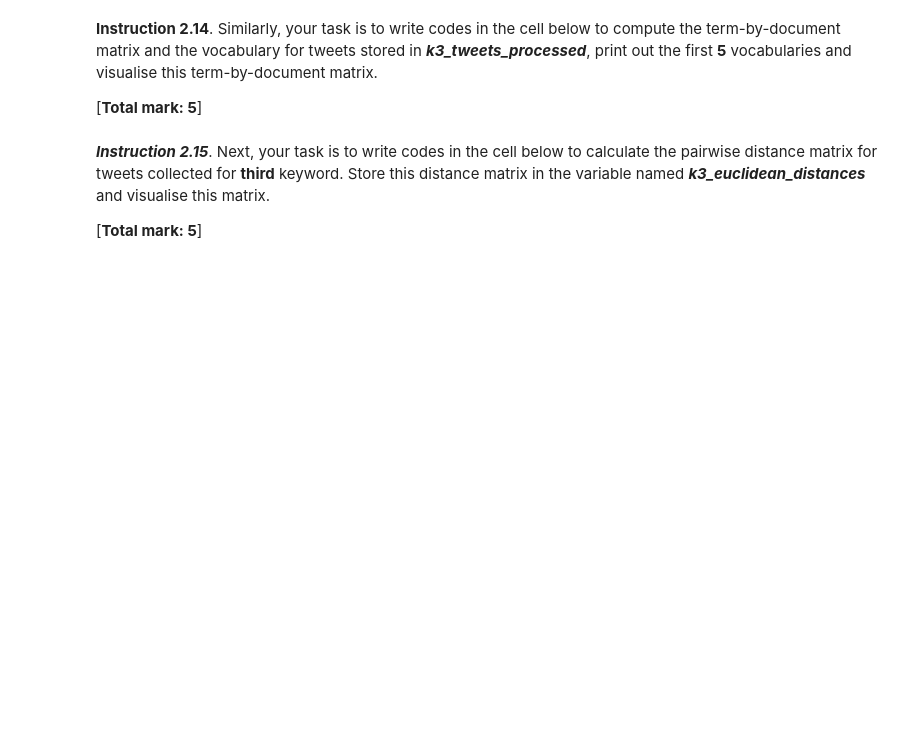
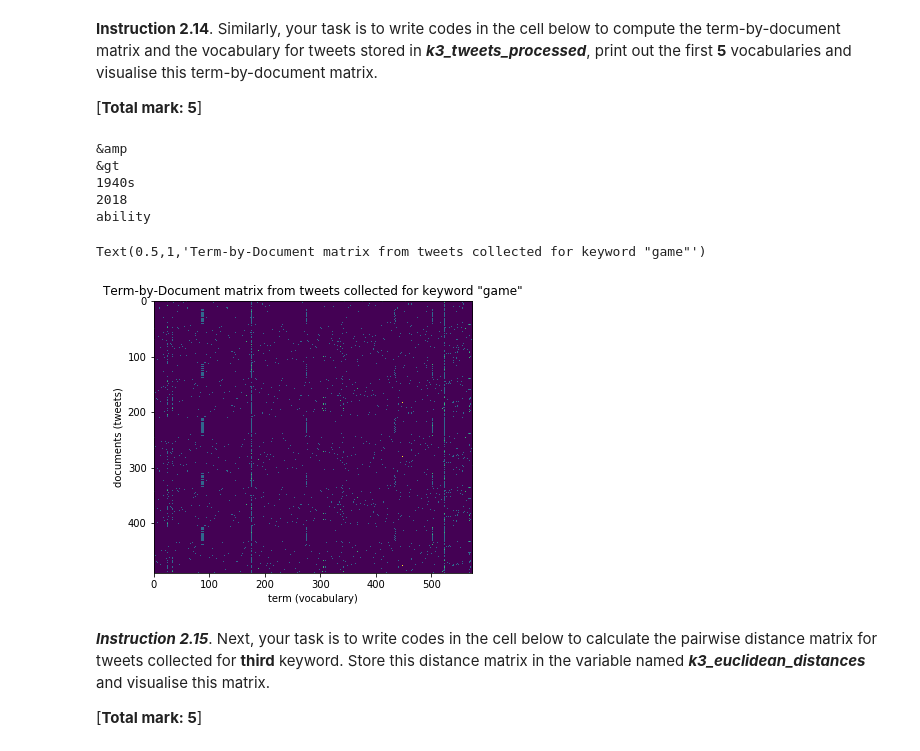
Before and after one commit to fbamashmos/codegeeks, a Jupyter notebook: workneededassign2 (1).ipynb, the cells around one changed output. Drawn from its saved outputs; the diff is of its cells as text; code cells hidden in the pictures; blank space fills up the shorter version.

```diff
--- a/workneededassign2 (1).ipynb
+++ b/workneededassign2 (1).ipynb
@@ -988,22 +1042,35 @@ k2_euclidean_distances = # INSERT YOUR CODE HERE
 # %%
 # YOU ARE REQUIRED TO INSERT YOUR CODES IN THIS CELL
 '''
 Write your codes to compute the term-by-document matrix and the vocabulary for tweets stored
 in k3_tweets_processed
 '''
-# INSERT YOUR CODE HERE
-
-
+k3_termdoc, k3_vocab = construct_termdoc(k3_tweets_processed)
 '''
 Write your code print out the first 5 vocabularies
 '''
 # INSERT YOUR CODE HERE
-
+for i in range(5):
+    print(k3_vocab[i])
 
 '''
 Write your code to visualise the term-by-document matrix
 '''
+
 # INSERT YOUR CODE HERE
+fig, ax = plt.subplots(figsize=(10, 5))
+ax.imshow(k3_termdoc)
+ax.set_xlabel('term (vocabulary)')
+ax.set_ylabel('documents (tweets)')
+ax.set_title('Term-by-Document matrix from tweets collected for keyword \"{}\"'.format(keywords[0]))
+# %% [output]
+&amp
+&gt
+1940s
+2018
+ability
+Text(0.5,1,'Term-by-Document matrix from tweets collected for keyword "game"')
+[figure, added]
 # %% [markdown]
 ***Instruction 2.15***. Next, your task is to write codes in the cell below to calculate the pairwise distance matrix for tweets collected for **third** keyword. Store this distance matrix in the variable named ***k3_euclidean_distances*** and visualise this matrix.
 
```
Also changed, not shown: parts of 25 cells of this notebook.
